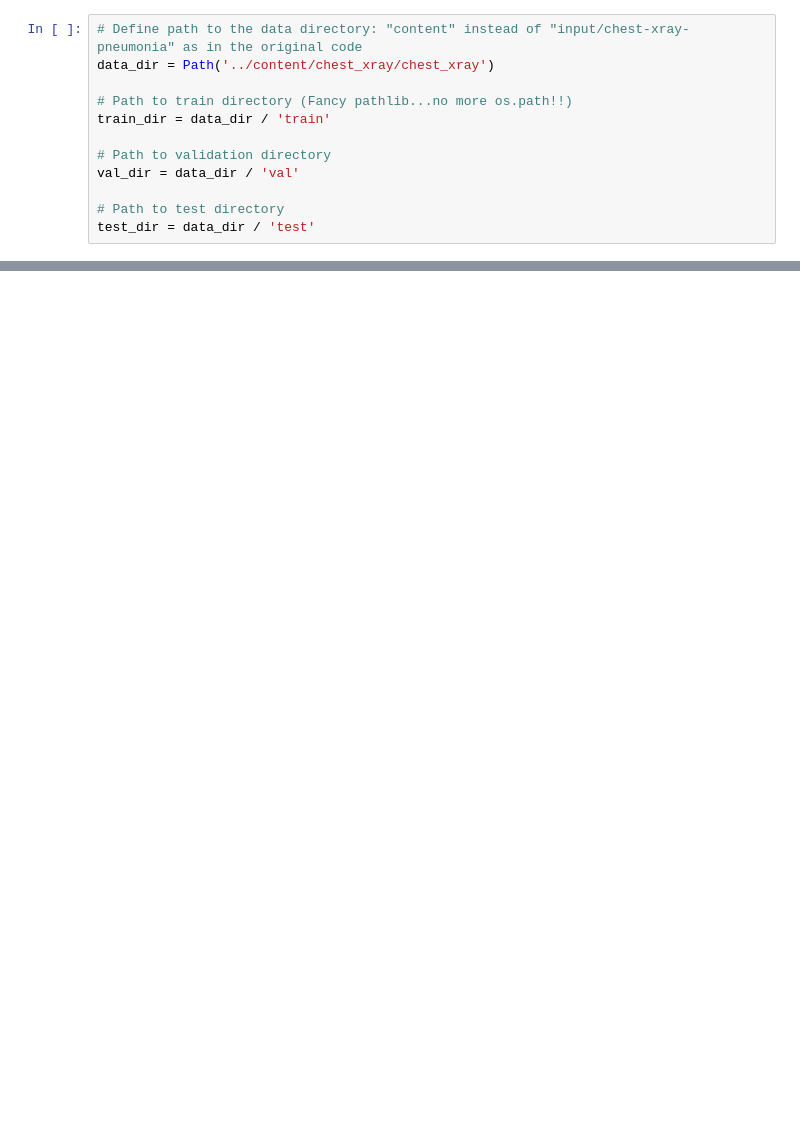
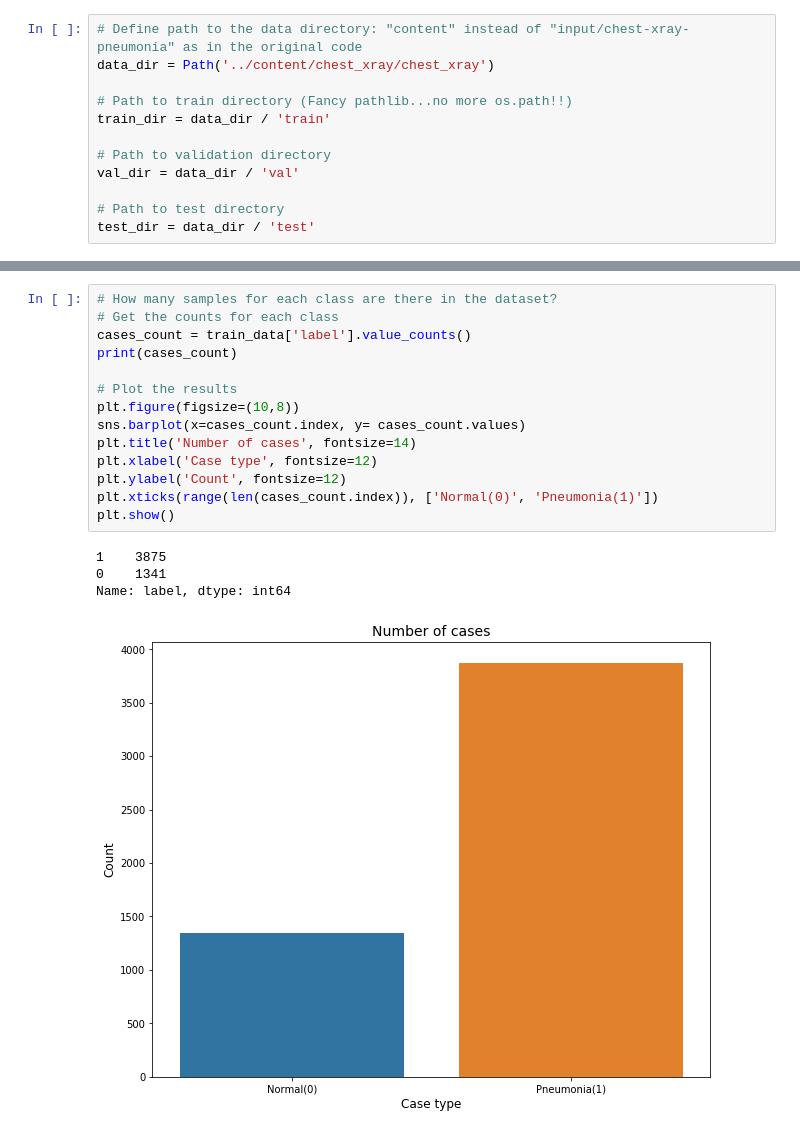
Before and after one commit to LarsAmker/ExplainGAN, a Jupyter notebook: Pneumonia.ipynb, the cells around one changed output, grey strips where cells are left out. Cells and saved outputs as stored; diff of their text form; blank space fills up the shorter version.

```diff
--- a/Pneumonia.ipynb
+++ b/Pneumonia.ipynb
@@ -145 +170,20 @@ train_data.head()
 | 4 | ../content/chest_xray/chest_xray/... | 1 |
+# %%
+# How many samples for each class are there in the dataset?
+# Get the counts for each class
+cases_count = train_data['label'].value_counts()
+print(cases_count)
+
+# Plot the results
+plt.figure(figsize=(10,8))
+sns.barplot(x=cases_count.index, y= cases_count.values)
+plt.title('Number of cases', fontsize=14)
+plt.xlabel('Case type', fontsize=12)
+plt.ylabel('Count', fontsize=12)
+plt.xticks(range(len(cases_count.index)), ['Normal(0)', 'Pneumonia(1)'])
+plt.show()
+# %% [output]
+1    3875
+0    1341
+Name: label, dtype: int64
+[figure, added]
```
Also changed, not shown: parts of 8 cells of this notebook.
